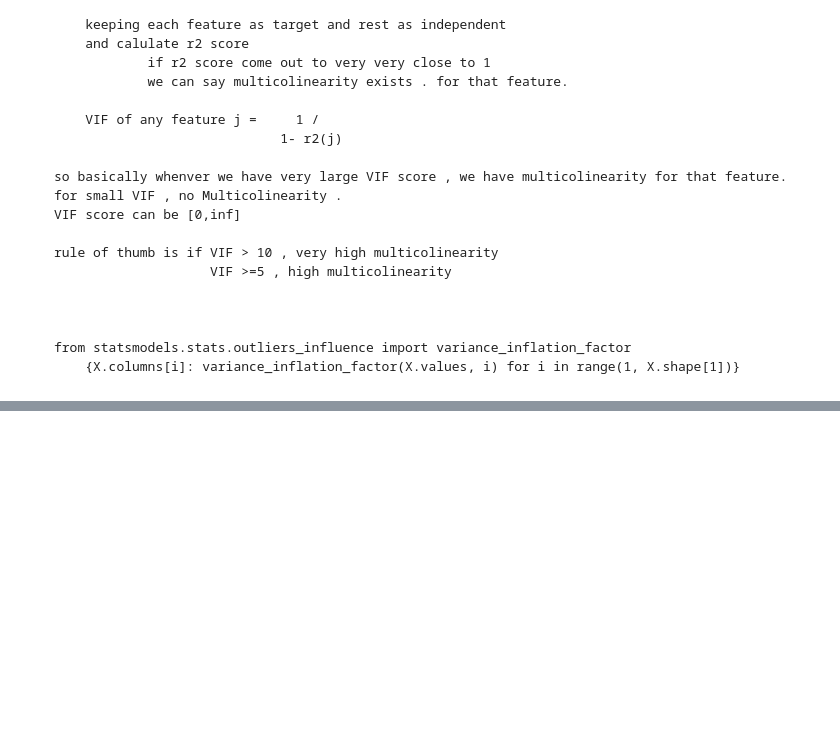
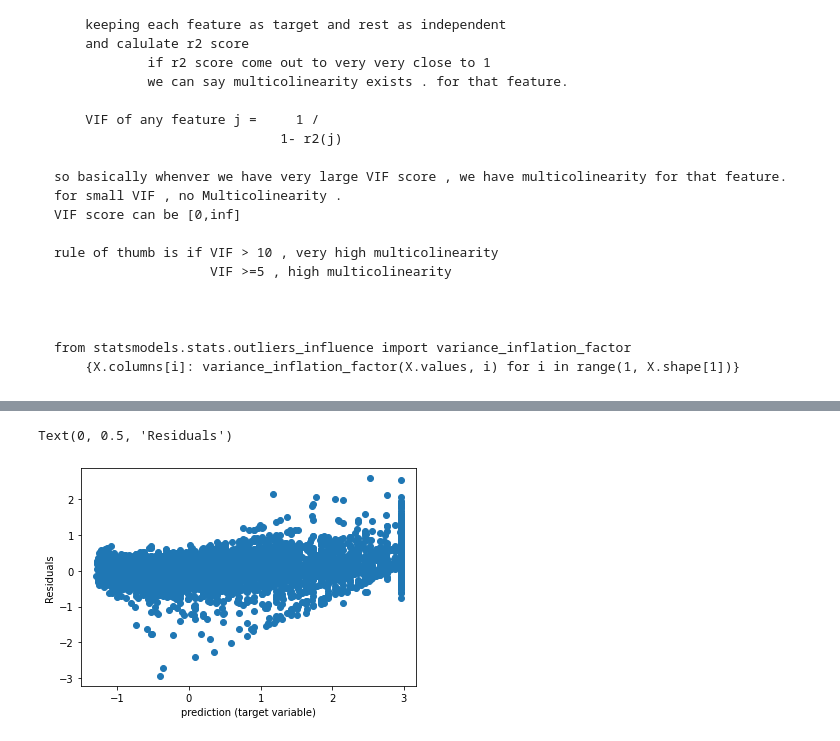
Before and after one commit to 28101991SUNNY/DSML-Classical-Machine-Learning-1, a Jupyter notebook: 01 - ML regression 1-2-3.ipynb, the cells around one changed output, grey strips where cells are left out. Drawn from its saved outputs; the diff is of its cells as text; code cells hidden in the pictures; blank space fills up the shorter version.

```diff
--- a/01 - ML regression 1-2-3.ipynb
+++ b/01 - ML regression 1-2-3.ipynb
@@ -756,0 +805,7 @@ https://towardsdatascience.com/assumptions-of-linear-regression-fdb71ebeaa8b
+# %%
+plt.scatter(y,y-y_hat)
+plt.xlabel("prediction (target variable)")
+plt.ylabel("Residuals")
+# %% [output]
+Text(0, 0.5, 'Residuals')
+[figure, added]
```
Also changed, not shown: parts of 93 cells of this notebook.
